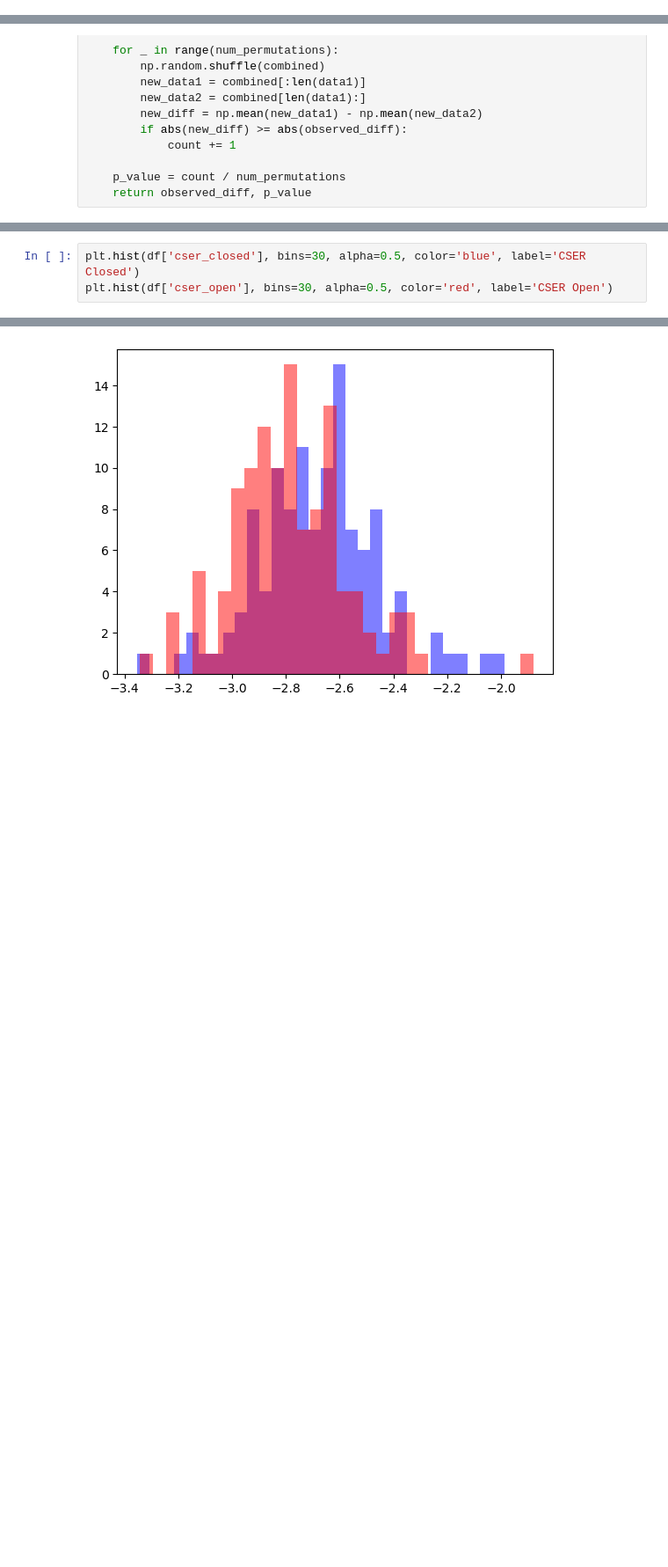
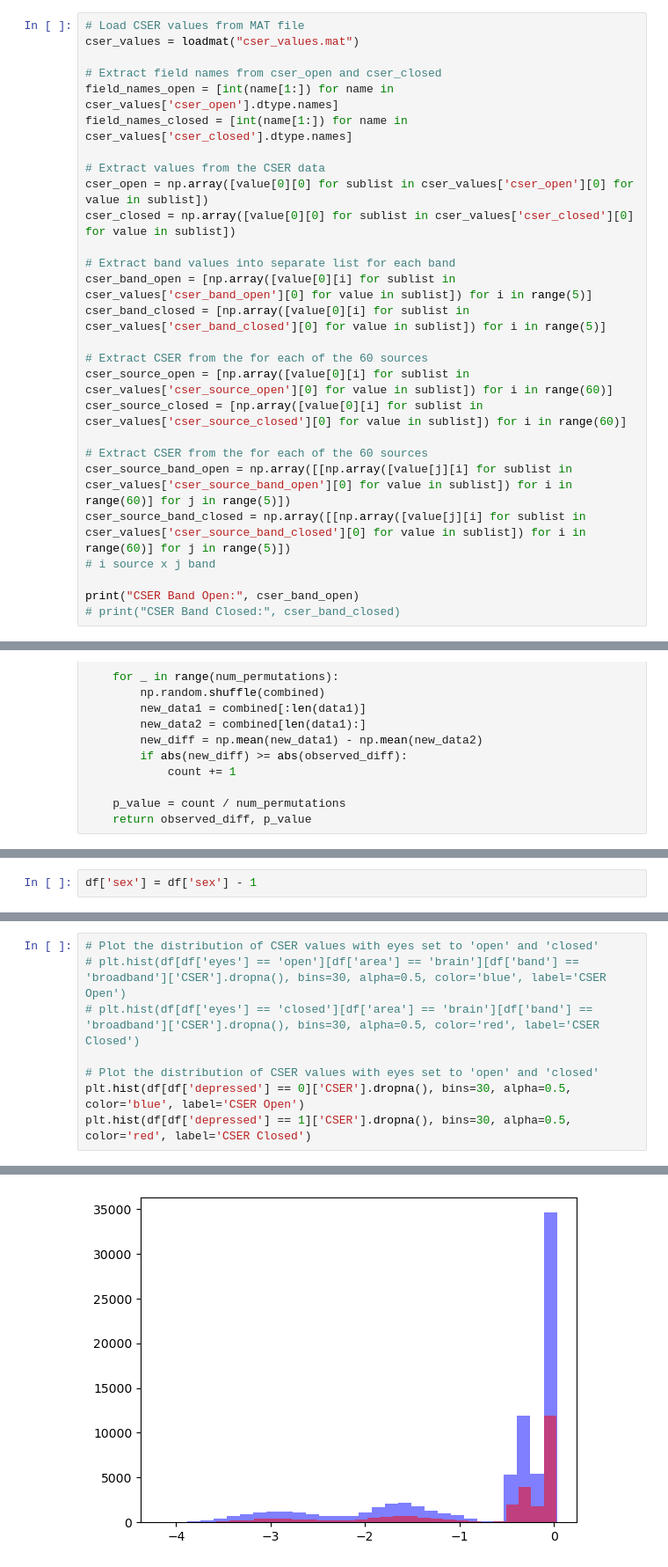
Before and after one commit to ldubravica/MScResearchProject, a Jupyter notebook: cser_analysis.ipynb, the cells around one changed output, grey strips where cells are left out. Shown at 88% size. Cells and saved outputs as stored; diff of their text form; blank space fills up the shorter version.

```diff
--- a/cser_analysis.ipynb
+++ b/cser_analysis.ipynb
@@ -101,0 +74,27 @@ print("CSER Closed:", cser_closed)
+# %%
+# Load CSER values from MAT file
+cser_values = loadmat("cser_values.mat")
+
+# Extract field names from cser_open and cser_closed
+field_names_open = [int(name[1:]) for name in cser_values['cser_open'].dtype.names]
+field_names_closed = [int(name[1:]) for name in cser_values['cser_closed'].dtype.names]
+
+# Extract values from the CSER data
+cser_open = np.array([value[0][0] for sublist in cser_values['cser_open'][0] for value in sublist])
+cser_closed = np.array([value[0][0] for sublist in cser_values['cser_closed'][0] for value in sublist])
+
+# Extract band values into separate list for each band
+cser_band_open = [np.array([value[0][i] for sublist in cser_values['cser_band_open'][0] for value in sublist]) for i in range(5)]
+cser_band_closed = [np.array([value[0][i] for sublist in cser_values['cser_band_closed'][0] for value in sublist]) for i in range(5)]
+
+# Extract CSER from the for each of the 60 sources
+cser_source_open = [np.array([value[0][i] for sublist in cser_values['cser_source_open'][0] for value in sublist]) for i in range(60)]
+cser_source_closed = [np.array([value[0][i] for sublist in cser_values['cser_source_closed'][0] for value in sublist]) for i in range(60)]
+
+# Extract CSER from the for each of the 60 sources
+cser_source_band_open = np.array([[np.array([value[j][i] for sublist in cser_values['cser_source_band_open'][0] for value in sublist]) for i in range(60)] for j in range(5)])
+cser_source_band_closed = np.array([[np.array([value[j][i] for sublist in cser_values['cser_source_band_closed'][0] for value in sublist]) for i in range(60)] for j in range(5)])
+# i source x j band
+
+print("CSER Band Open:", cser_band_open)
+# print("CSER Band Closed:", cser_band_closed)
@@ -359,2 +406,4 @@ T-statistic: 1.0163639174174772 P-value: 0.31396370291928044
+# %%
+df['sex'] = df['sex'] - 1
 # %%
 df['intercept'] = 1
@@ -392,4 +525,9 @@ If the model instance has been used for another fit with different fit parameter
 # %%
-plt.hist(df['cser_closed'], bins=30, alpha=0.5, color='blue', label='CSER Closed')
-plt.hist(df['cser_open'], bins=30, alpha=0.5, color='red', label='CSER Open')
+# Plot the distribution of CSER values with eyes set to 'open' and 'closed'
+# plt.hist(df[df['eyes'] == 'open'][df['area'] == 'brain'][df['band'] == 'broadband']['CSER'].dropna(), bins=30, alpha=0.5, color='blue', label='CSER Open')
+# plt.hist(df[df['eyes'] == 'closed'][df['area'] == 'brain'][df['band'] == 'broadband']['CSER'].dropna(), bins=30, alpha=0.5, color='red', label='CSER Closed')
+
+# Plot the distribution of CSER values with eyes set to 'open' and 'closed'
+plt.hist(df[df['depressed'] == 0]['CSER'].dropna(), bins=30, alpha=0.5, color='blue', label='CSER Open')
+plt.hist(df[df['depressed'] == 1]['CSER'].dropna(), bins=30, alpha=0.5, color='red', label='CSER Closed')
 # %% [output]
@@ -406,2 +547,2 @@ plt.hist(df['cser_open'], bins=30, alpha=0.5, color='red', label='CSER Open')
  <BarContainer object of 30 artists>)
-[figure, old version]
+[figure, new version]
```
Also changed, not shown: parts of 18 cells of this notebook, 14 other files.
